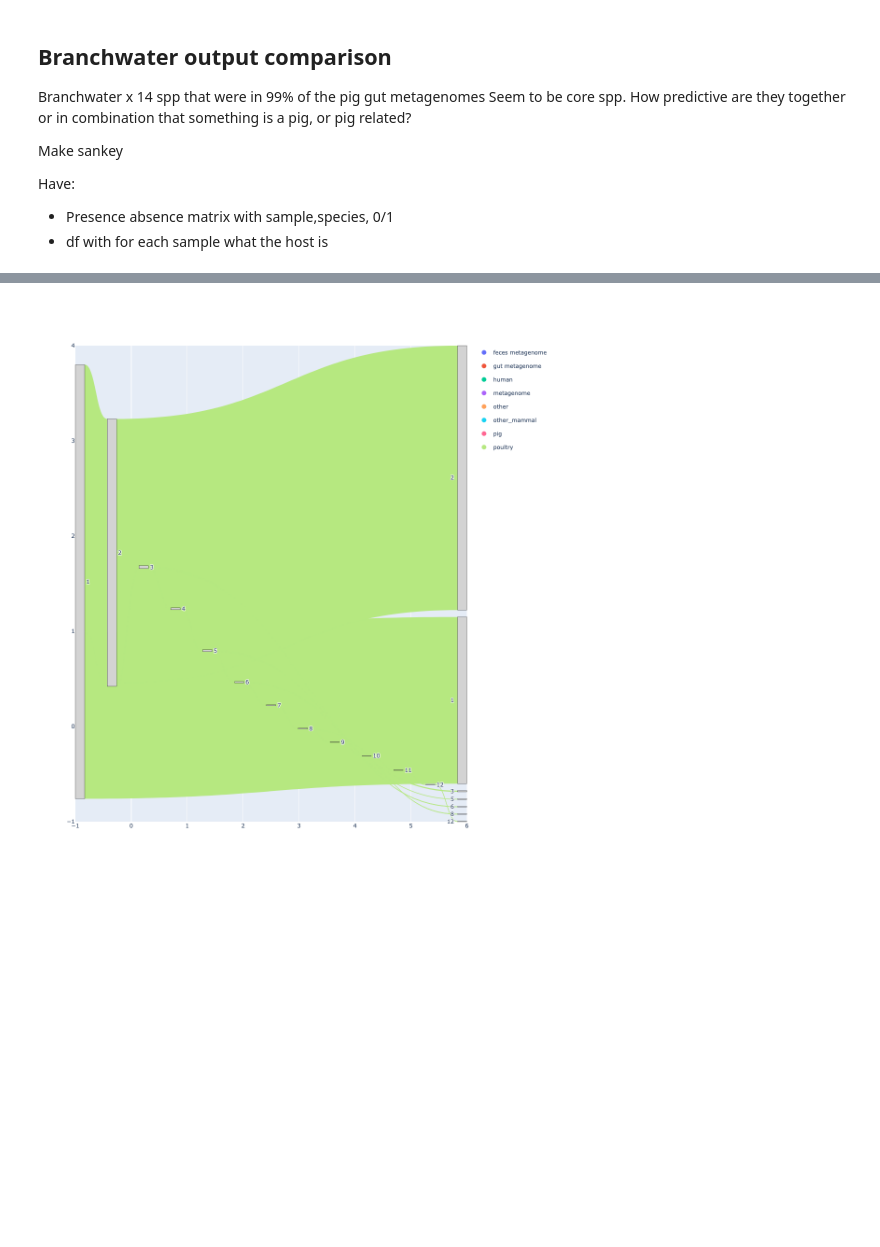
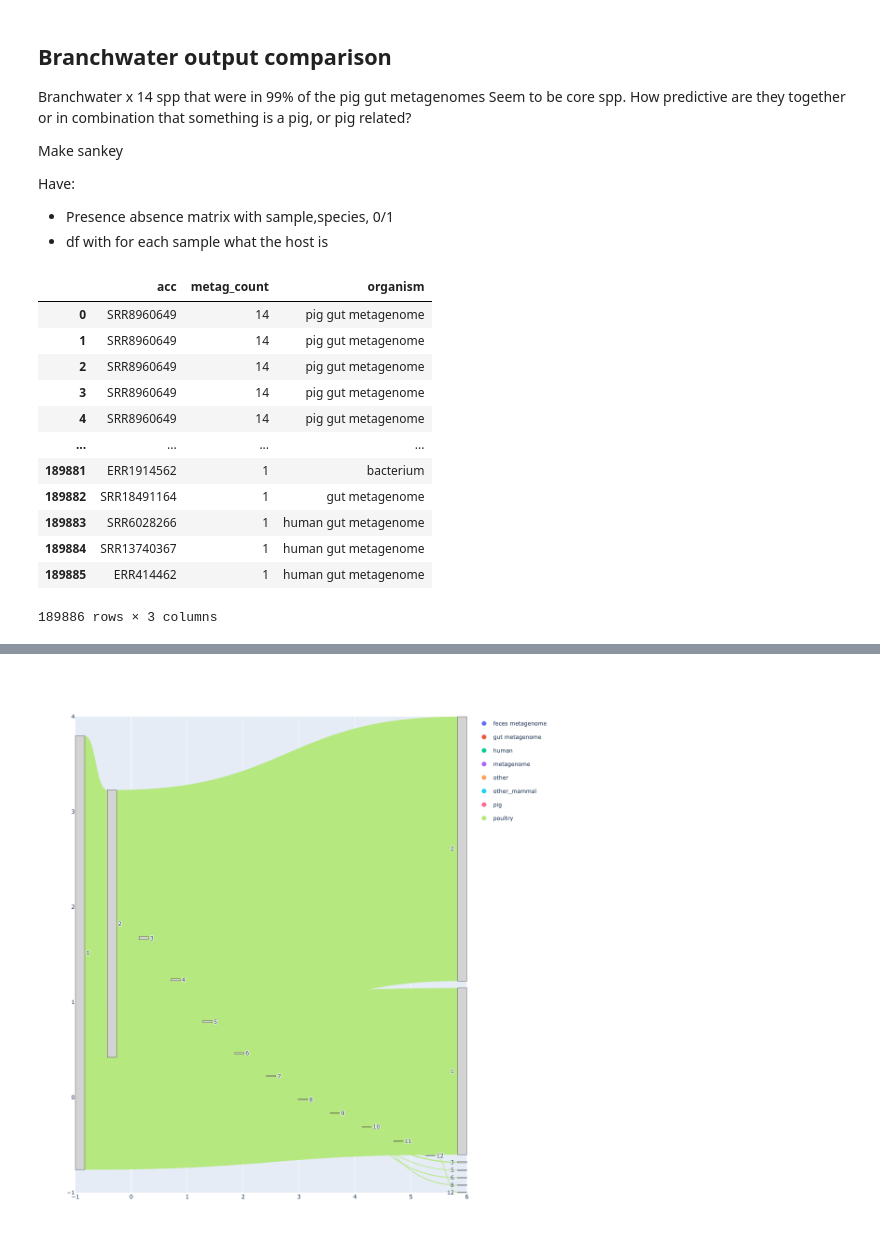
Before and after one commit to AnneliektH/2025-pig-binning-plots, a Jupyter notebook: notebooks/251001_branchwater.ipynb, the cells around one changed output, grey strips where cells are left out. Saved outputs shown, nothing was run; the diff lists cells and outputs as text; code cells hidden in the pictures; blank space fills up the shorter version.

```diff
--- a/notebooks/251001_branchwater.ipynb
+++ b/notebooks/251001_branchwater.ipynb
@@ -21,10 +20,25 @@ df = df[df['assay_type'] == 'WGS']
 # %%
-# count num times a metaG has a core spp
+# count num times a metaG has a spp
 value_counts = df['acc'].value_counts().reset_index()
 value_counts.columns = ['acc', 'metag_count']
 
-# merge with orgn
+# Step 2: Merge back with the original df to keep 'organism' info
 df = pd.merge(value_counts, df[['acc', 'organism']], on='acc', how='left')
+df
+# %% [output]
+|  | acc | metag_count | organism |
+| 0 | SRR8960649 | 14 | pig gut metagenome |
+| 1 | SRR8960649 | 14 | pig gut metagenome |
+| 2 | SRR8960649 | 14 | pig gut metagenome |
+| 3 | SRR8960649 | 14 | pig gut metagenome |
+| 4 | SRR8960649 | 14 | pig gut metagenome |
+| ... | ... | ... | ... |
+| 189881 | ERR1914562 | 1 | bacterium |
+| 189882 | SRR18491164 | 1 | gut metagenome |
+| 189883 | SRR6028266 | 1 | human gut metagenome |
+| 189884 | SRR13740367 | 1 | human gut metagenome |
+| 189885 | ERR414462 | 1 | human gut metagenome |
+189886 rows × 3 columns
 # %%
 # df = pd.read_csv('../data/251001_presence_absence.branchw.csv')
 # df2 = pd.read_csv('../data/251001_merged.branchwater.csv')
```
Also changed, not shown: parts of 11 cells of this notebook, 2 other files.
